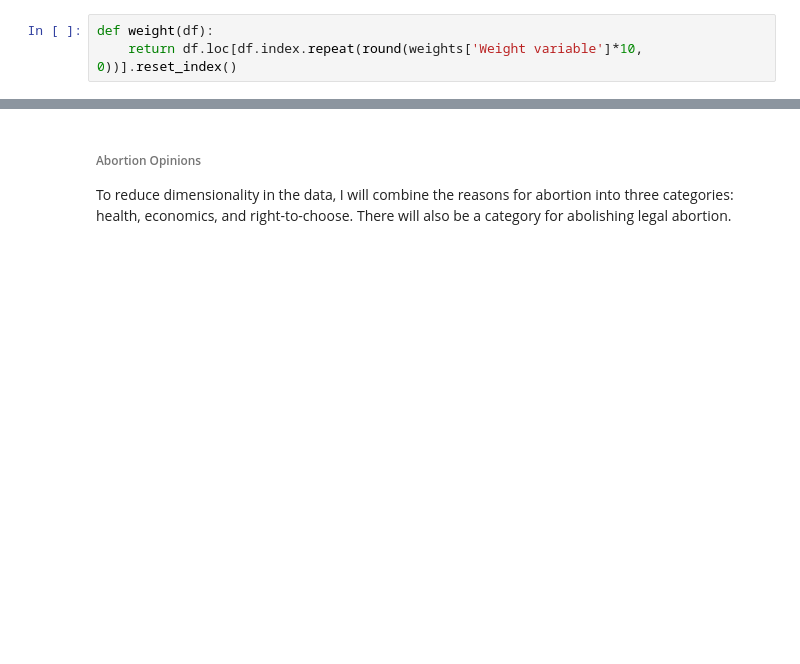
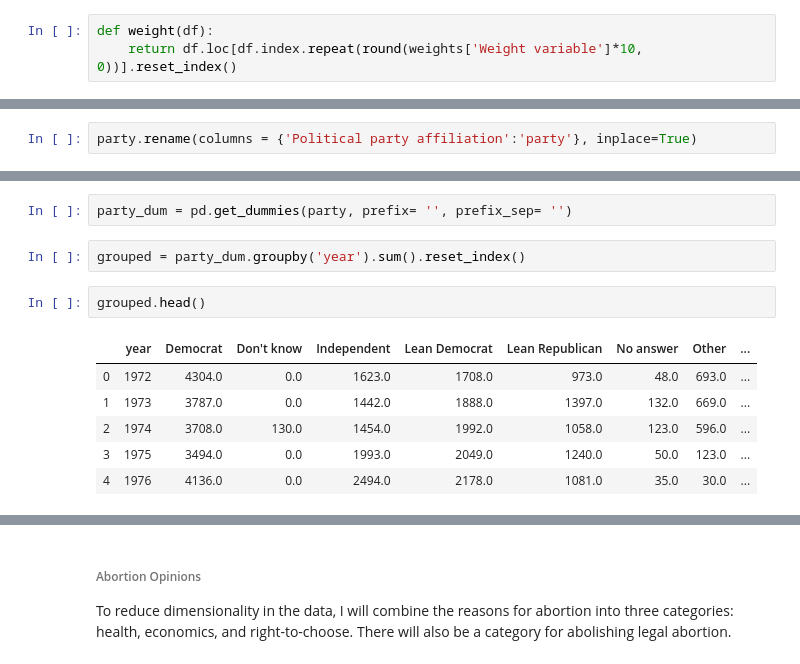
Before and after one commit to shsobieski/Faultlines, a Jupyter notebook: cleaning.ipynb, the cells around one changed output, grey strips where cells are left out. Cells and saved outputs as stored; diff of their text form; blank space fills up the shorter version.

```diff
--- a/cleaning.ipynb
+++ b/cleaning.ipynb
@@ -66,0 +83,2 @@ def weight(df):
+# %%
+party.rename(columns = {'Political party affiliation':'party'}, inplace=True)
@@ -66,0 +107,13 @@ def weight(df):
+# %%
+party_dum = pd.get_dummies(party, prefix= '', prefix_sep= '')
+# %%
+grouped = party_dum.groupby('year').sum().reset_index()
+# %%
+grouped.head()
+# %% [output]
+|  | year | Democrat | Don't know | Independent | Lean Democrat | Lean Republican | No answer | Other | ... |
+| 0 | 1972 | 4304.0 | 0.0 | 1623.0 | 1708.0 | 973.0 | 48.0 | 693.0 | ... |
+| 1 | 1973 | 3787.0 | 0.0 | 1442.0 | 1888.0 | 1397.0 | 132.0 | 669.0 | ... |
+| 2 | 1974 | 3708.0 | 130.0 | 1454.0 | 1992.0 | 1058.0 | 123.0 | 596.0 | ... |
+| 3 | 1975 | 3494.0 | 0.0 | 1993.0 | 2049.0 | 1240.0 | 50.0 | 123.0 | ... |
+| 4 | 1976 | 4136.0 | 0.0 | 2494.0 | 2178.0 | 1081.0 | 35.0 | 30.0 | ... |
```
Also changed, not shown: parts of 27 cells of this notebook.
